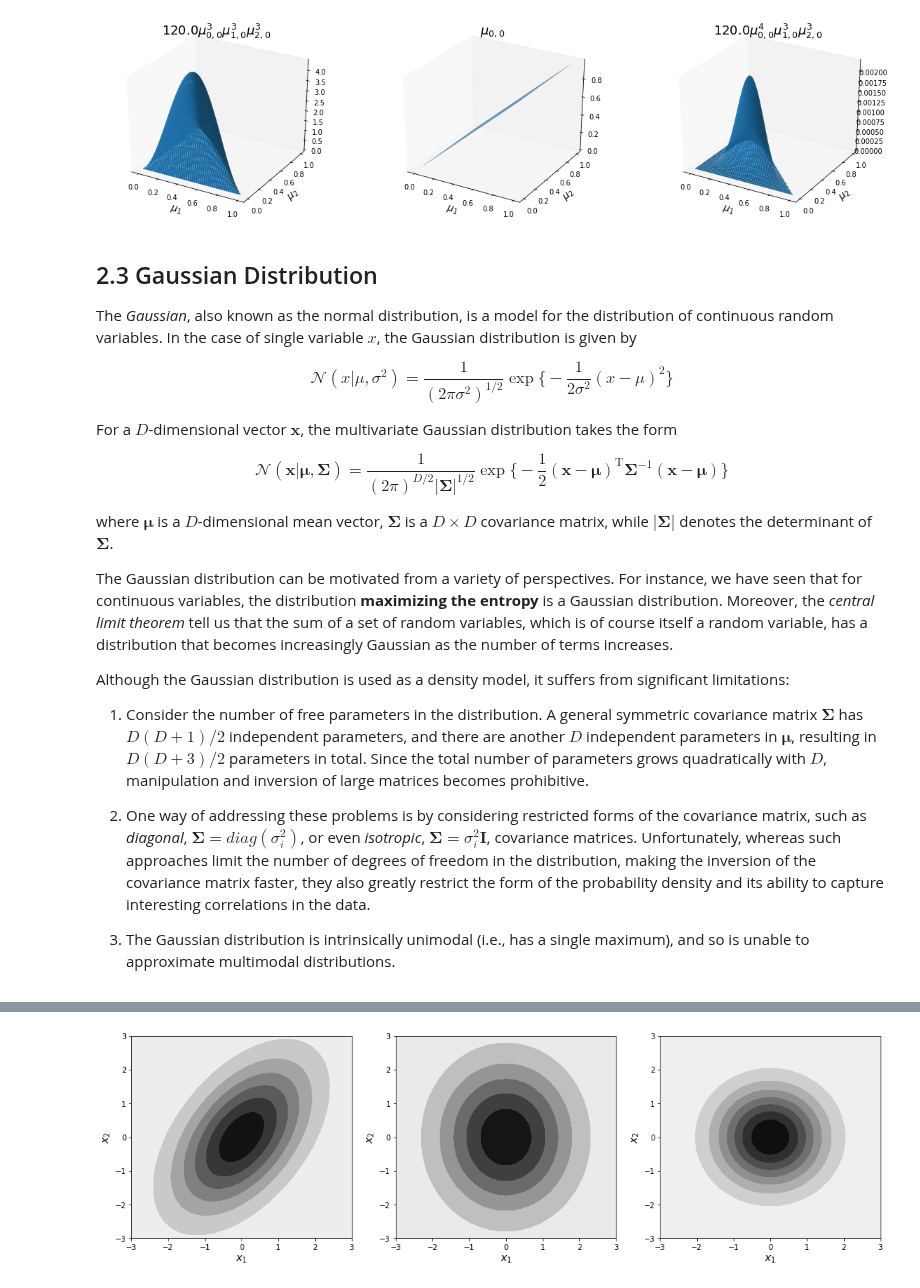
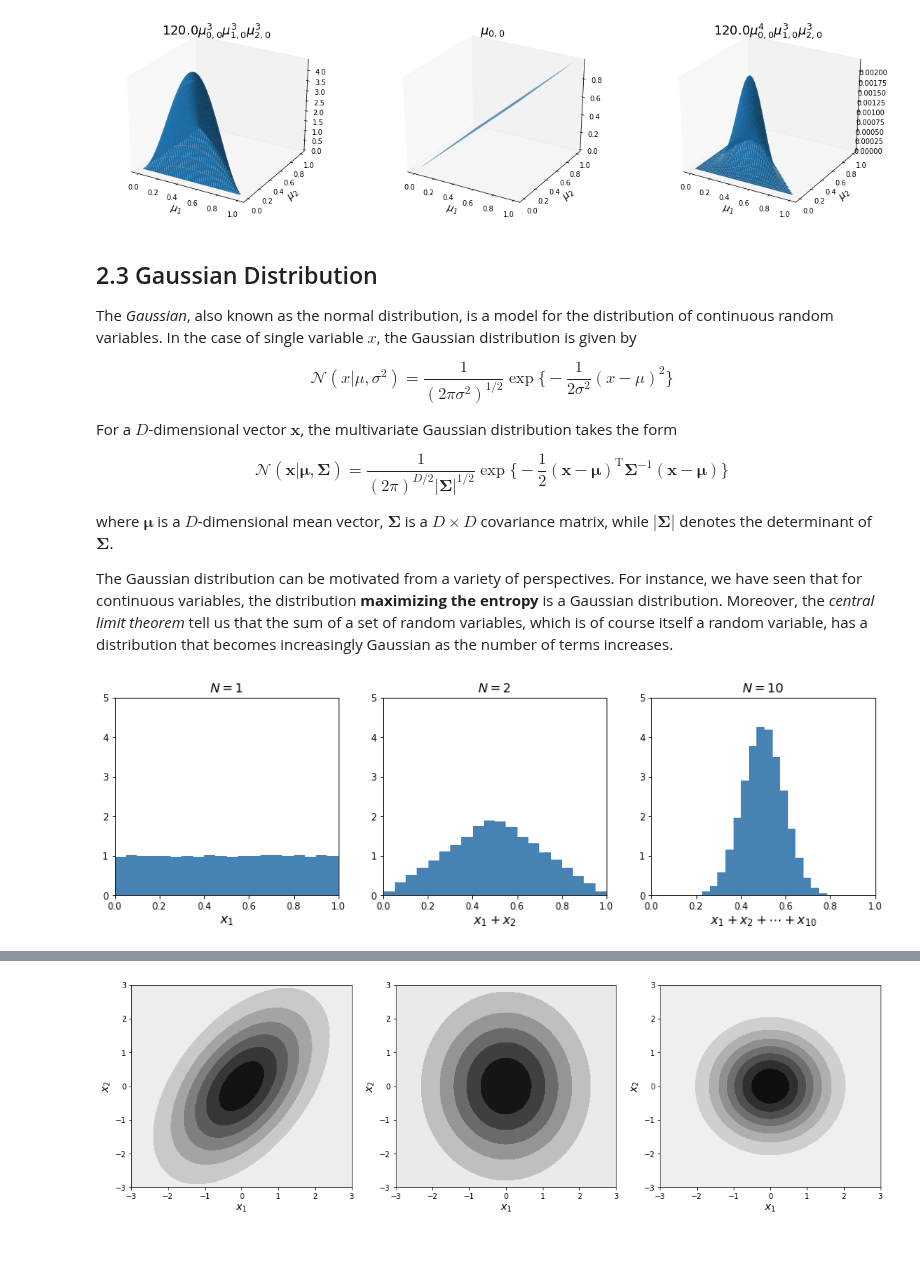
Before and after one commit to vagmcs/PRML, a Jupyter notebook: notebooks/ch2_probability_distributions.ipynb, the cells around one changed output, grey strips where cells are left out. Cells and saved outputs as stored; diff of their text form; code cells hidden in the pictures; blank space fills up the shorter version.

```diff
--- a/notebooks/ch2_probability_distributions.ipynb
+++ b/notebooks/ch2_probability_distributions.ipynb
@@ -666,13 +666,27 @@ $$
 where $\boldsymbol\mu$ is a $D$-dimensional mean vector, $\mathbf{\Sigma}$ is a $D\times D$ covariance matrix, while $|\mathbf{\Sigma}|$ denotes the determinant of $\mathbf{\Sigma}$.
 
 The Gaussian distribution can be motivated from a variety of perspectives. For instance, we have seen that for continuous variables, the distribution **maximizing the entropy** is a Gaussian distribution. Moreover, the *central limit theorem* tell us that the sum of a set of random variables, which is of course itself a random variable, has a distribution that becomes increasingly Gaussian as the number of terms increases.
-
-Although the Gaussian distribution is used as a density model, it suffers from significant limitations:
-
-1. Consider the number of free parameters in the distribution. A general symmetric covariance matrix $\mathbf{\Sigma}$ has $D(D+1)/2$ independent parameters, and there are another $D$ independent parameters in $\boldsymbol\mu$, resulting in $D(D+3)/2$ parameters in total. Since the total number of parameters grows quadratically with $D$, manipulation and inversion of large matrices becomes prohibitive.
-
-
-2. One way of addressing these problems is by considering restricted forms of the covariance matrix, such as *diagonal*, $\mathbf{\Sigma}=diag(\sigma_i^2)$, or even *isotropic*, $\mathbf{\Sigma}=\sigma_i^2\mathbf{I}$, covariance matrices. Unfortunately, whereas such approaches limit the number of degrees of freedom in the distribution, making the inversion of the covariance matrix faster, they also greatly restrict the form of the probability density and its ability to capture interesting correlations in the data.
-
-
-3. The Gaussian distribution is intrinsically unimodal (i.e., has a single maximum), and so is unable to  approximate multimodal distributions.
+# %%
+plt.figure(figsize=(15, 4))
+
+plt.subplot(1, 3, 1)
+sample = np.mean(np.random.uniform(0, 1, size=(1, 100000)), axis=0)
+plt.hist(sample, bins=20, density=True, color="steelblue")
+plt.xlabel("$x_1$", fontsize=14); plt.xlim(0, 1); plt.ylim(0, 5)
+plt.title("$N=1$", fontsize=14)
+
+plt.subplot(1, 3, 2)
+sample = np.mean(np.random.uniform(0, 1, size=(2, 100000)), axis=0)
+plt.hist(sample, bins=20, density=True, color="steelblue")
+plt.xlabel("$x_1+x_2$", fontsize=14); plt.xlim(0, 1); plt.ylim(0, 5)
+plt.title("$N=2$", fontsize=14)
+
+plt.subplot(1, 3, 3)
+sample = np.mean(np.random.uniform(0, 1, size=(10, 100000)), axis=0)
+plt.hist(sample, bins=20, density=True, color="steelblue")
+plt.xlabel("$x_1+x_2+\cdots+x_{10}$", fontsize=14); plt.xlim(0, 1); plt.ylim(0, 5)
+plt.title("$N=10$", fontsize=14)
+
+plt.show()
+# %% [output]
+[figure, added]
```
Also changed, not shown: parts of 3 cells of this notebook, 1 other file.
